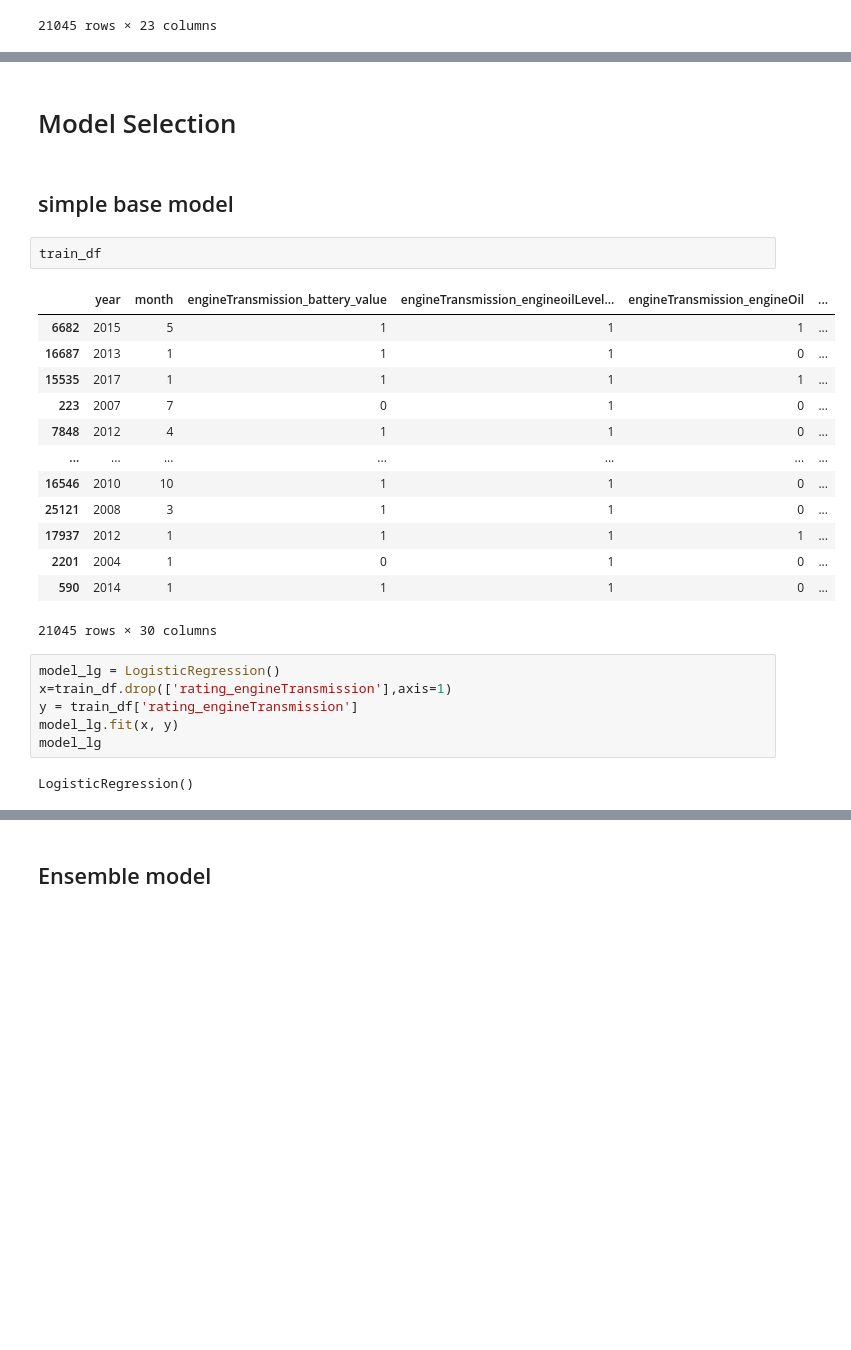
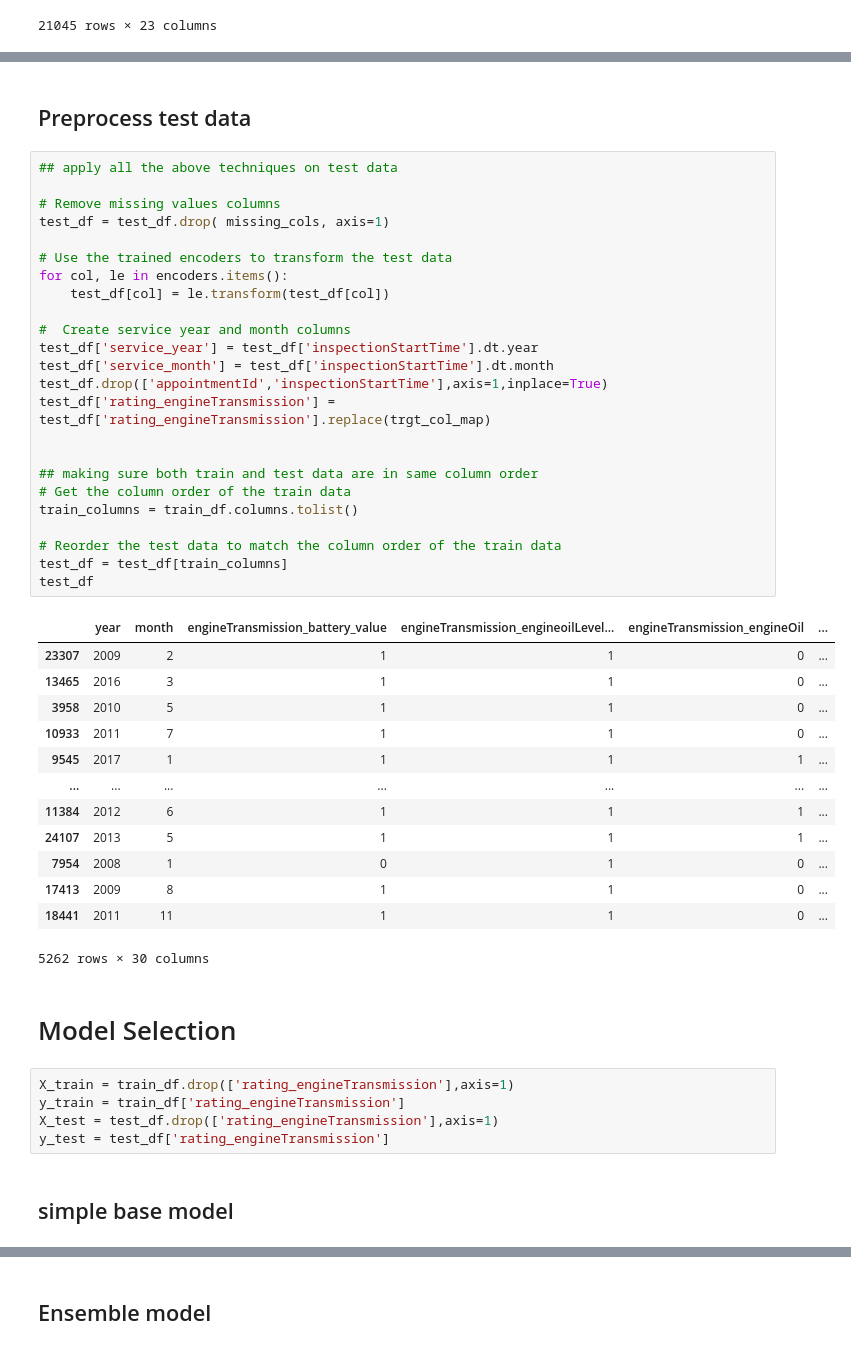
Before and after one commit to indhra/ML_Learnings, a Jupyter notebook: cars24/assignment_1.ipynb, the cells around one changed output, grey strips where cells are left out. Cells and saved outputs as stored; diff of their text form; blank space fills up the shorter version.

```diff
--- a/cars24/assignment_1.ipynb
+++ b/cars24/assignment_1.ipynb
@@ -436,28 +467,49 @@ train_df['rating_engineTransmission'] = train_df['rating_engineTransmission'].re
+# %% [markdown]
+## Preprocess test data
+# %%
+## apply all the above techniques on test data
+
+# Remove missing values columns
+test_df = test_df.drop( missing_cols, axis=1)
+
+# Use the trained encoders to transform the test data
+for col, le in encoders.items():
+    test_df[col] = le.transform(test_df[col])
+
+#  Create service year and month columns
+test_df['service_year'] = test_df['inspectionStartTime'].dt.year
+test_df['service_month'] = test_df['inspectionStartTime'].dt.month
+test_df.drop(['appointmentId','inspectionStartTime'],axis=1,inplace=True)
+test_df['rating_engineTransmission'] = test_df['rating_engineTransmission'].replace(trgt_col_map)
+
+
+## making sure both train and test data are in same column order
+# Get the column order of the train data
+train_columns = train_df.columns.tolist()
+
+# Reorder the test data to match the column order of the train data
+test_df = test_df[train_columns]
+test_df
+# %% [output]
+|  | year | month | engineTransmission_battery_value | engineTransmission_engineoilLevel... | engineTransmission_engineOil | ... |
+| 23307 | 2009 | 2 | 1 | 1 | 0 | ... |
+| 13465 | 2016 | 3 | 1 | 1 | 0 | ... |
+| 3958 | 2010 | 5 | 1 | 1 | 0 | ... |
+| 10933 | 2011 | 7 | 1 | 1 | 0 | ... |
+| 9545 | 2017 | 1 | 1 | 1 | 1 | ... |
+| ... | ... | ... | ... | ... | ... | ... |
+| 11384 | 2012 | 6 | 1 | 1 | 1 | ... |
+| 24107 | 2013 | 5 | 1 | 1 | 1 | ... |
+| 7954 | 2008 | 1 | 0 | 1 | 0 | ... |
+| 17413 | 2009 | 8 | 1 | 1 | 0 | ... |
+| 18441 | 2011 | 11 | 1 | 1 | 0 | ... |
+5262 rows × 30 columns
 # %% [markdown]
 # Model Selection
+# %%
+X_train = train_df.drop(['rating_engineTransmission'],axis=1)
+y_train = train_df['rating_engineTransmission']
+X_test = test_df.drop(['rating_engineTransmission'],axis=1)
+y_test = test_df['rating_engineTransmission']
 # %% [markdown]
 ## simple base model
-# %%
-train_df
-# %% [output]
-|  | year | month | engineTransmission_battery_value | engineTransmission_engineoilLevel... | engineTransmission_engineOil | ... |
-| 6682 | 2015 | 5 | 1 | 1 | 1 | ... |
-| 16687 | 2013 | 1 | 1 | 1 | 0 | ... |
-| 15535 | 2017 | 1 | 1 | 1 | 1 | ... |
-| 223 | 2007 | 7 | 0 | 1 | 0 | ... |
-| 7848 | 2012 | 4 | 1 | 1 | 0 | ... |
-| ... | ... | ... | ... | ... | ... | ... |
-| 16546 | 2010 | 10 | 1 | 1 | 0 | ... |
-| 25121 | 2008 | 3 | 1 | 1 | 0 | ... |
-| 17937 | 2012 | 1 | 1 | 1 | 1 | ... |
-| 2201 | 2004 | 1 | 0 | 1 | 0 | ... |
-| 590 | 2014 | 1 | 1 | 1 | 0 | ... |
-21045 rows × 30 columns
-# %%
-model_lg = LogisticRegression()
-x=train_df.drop(['rating_engineTransmission'],axis=1)
-y = train_df['rating_engineTransmission']
-model_lg.fit(x, y)
-model_lg
-# %% [output]
-LogisticRegression()
```
Also changed, not shown: parts of 22 cells of this notebook.
